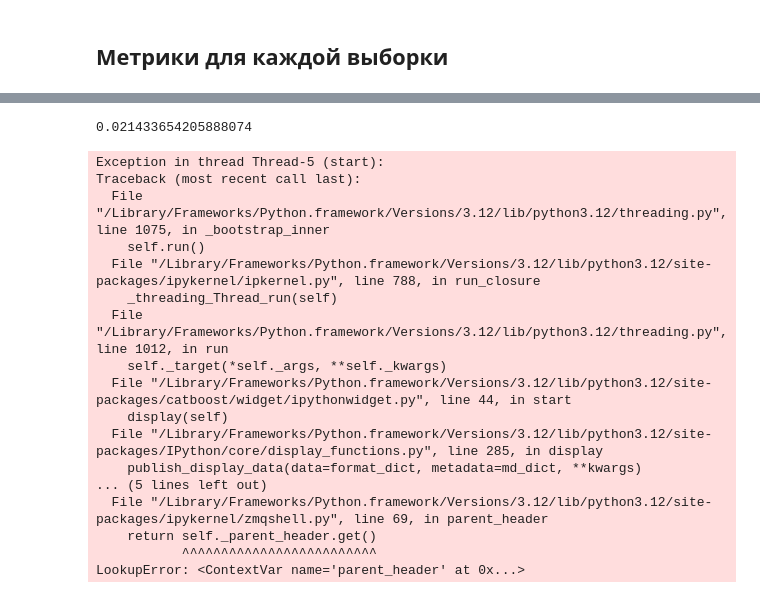
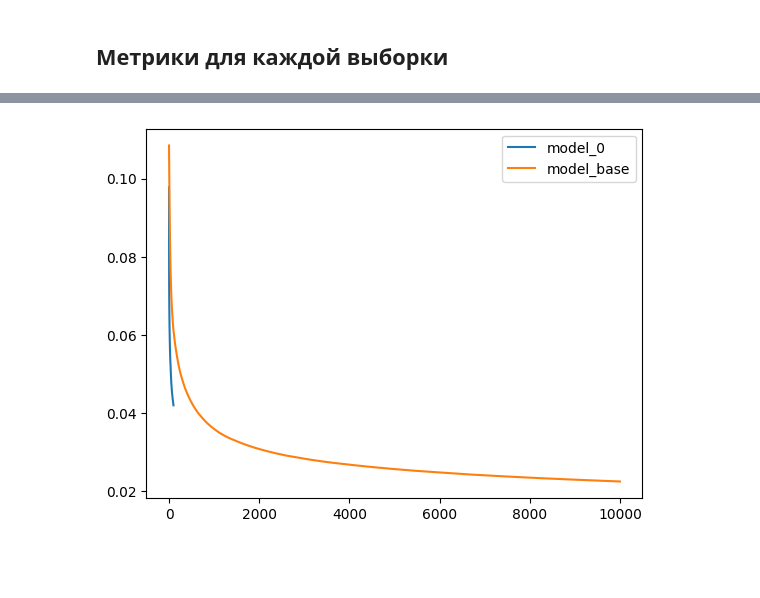
Before and after one commit to temaptz/ticker-analysis, a Jupyter notebook: jupyter/learn_ta_2_1.ipynb, the cells around one changed output, grey strips where cells are left out. Cells and saved outputs as stored; diff of their text form; code cells hidden in the pictures; blank space fills up the shorter version.

```diff
--- a/jupyter/learn_ta_2_1.ipynb
+++ b/jupyter/learn_ta_2_1.ipynb
@@ -167,8 +173,8 @@ Name: result, dtype: float64
 # %%
-df = df_history_smooth.copy()
+df_learn = df_history_smooth.copy()
 
-x = df.drop(columns=['result'])
-y = df['result']
+x = df_learn.drop(columns=['result'])
+y = df_learn['result']
 
 x
 # %% [output]
@@ -337,0 +346,10 @@ test_pool.shape
+# %%
+base_model_file_path = './ta-2_1_base.cbm'
+model_base = catboost.CatBoostRegressor().load_model(base_model_file_path)
+
+base_model_rmse_test = model_base.eval_metrics(
+    test_pool,
+    metrics=['RMSE']
+)['RMSE']
+
+sum(base_model_rmse_test) / len(base_model_rmse_test)
@@ -340,18 +360,14 @@ test_pool.shape
 # %%
 model_0 = catboost.CatBoostRegressor(
     task_type='CPU',
-    iterations=10000,
+    iterations=10_000,
     learning_rate=0.03,
     random_seed=42,
     verbose=100,
     early_stopping_rounds=300,
-    depth=8,
-    l2_leaf_reg=5,
     eval_metric='RMSE',
     loss_function='RMSE',
     nan_mode='Min',
-    train_dir=None,
-    allow_writing_files=False,
 )
 
 model_0.fit(
@@ -359,4 +375,9 @@ model_0.fit(
     eval_set=validate_pool,
     plot=False,
 )
+
+plt.plot(model_0.get_evals_result()['validation']['RMSE'])
+plt.xlabel('Iteration')
+plt.ylabel('RMSE')
+plt.show()
 # %% [output]
@@ -454,29 +439,0 @@ bestIteration = 4999
-# %%
-rmse_test_1 = model_1.eval_metrics(
-    test_pool,
-    metrics=['RMSE']
-)['RMSE']
-
-sum(rmse_test_1) / len(rmse_test_1)
-# %% [output]
-0.021433654205888074
-# %%
-model_0.compare(model_1, data=test_pool, metrics=['RMSE'])
-# %% [output]
-Exception in thread Thread-5 (start):
-Traceback (most recent call last):
-  File "/Library/Frameworks/Python.framework/Versions/3.12/lib/python3.12/threading.py", line 1075, in _bootstrap_inner
-    self.run()
-  File "/Library/Frameworks/Python.framework/Versions/3.12/lib/python3.12/site-packages/ipykernel/ipkernel.py", line 788, in run_closure
-    _threading_Thread_run(self)
-  File "/Library/Frameworks/Python.framework/Versions/3.12/lib/python3.12/threading.py", line 1012, in run
-    self._target(*self._args, **self._kwargs)
-  File "/Library/Frameworks/Python.framework/Versions/3.12/lib/python3.12/site-packages/catboost/widget/ipythonwidget.py", line 44, in start
-    display(self)
-  File "/Library/Frameworks/Python.framework/Versions/3.12/lib/python3.12/site-packages/IPython/core/display_functions.py", line 285, in display
-    publish_display_data(data=format_dict, metadata=md_dict, **kwargs)
-... (5 lines left out)
-  File "/Library/Frameworks/Python.framework/Versions/3.12/lib/python3.12/site-packages/ipykernel/zmqshell.py", line 69, in parent_header
-    return self._parent_header.get()
-           ^^^^^^^^^^^^^^^^^^^^^^^^^
-LookupError: <ContextVar name='parent_header' at 0x...>
@@ -616,0 +440,7 @@ learn_utils.plot_catboost_metrics(model_cb, metric_name='RMSE')
+# %%
+plt.plot(model_0.get_evals_result()['validation']['RMSE'], label='model_0')
+plt.plot(model_base.get_evals_result()['validation']['RMSE'], label='model_base')
+plt.legend()
+plt.show()
+# %% [output]
+[figure, added]
```
Also changed, not shown: parts of 15 cells of this notebook.
